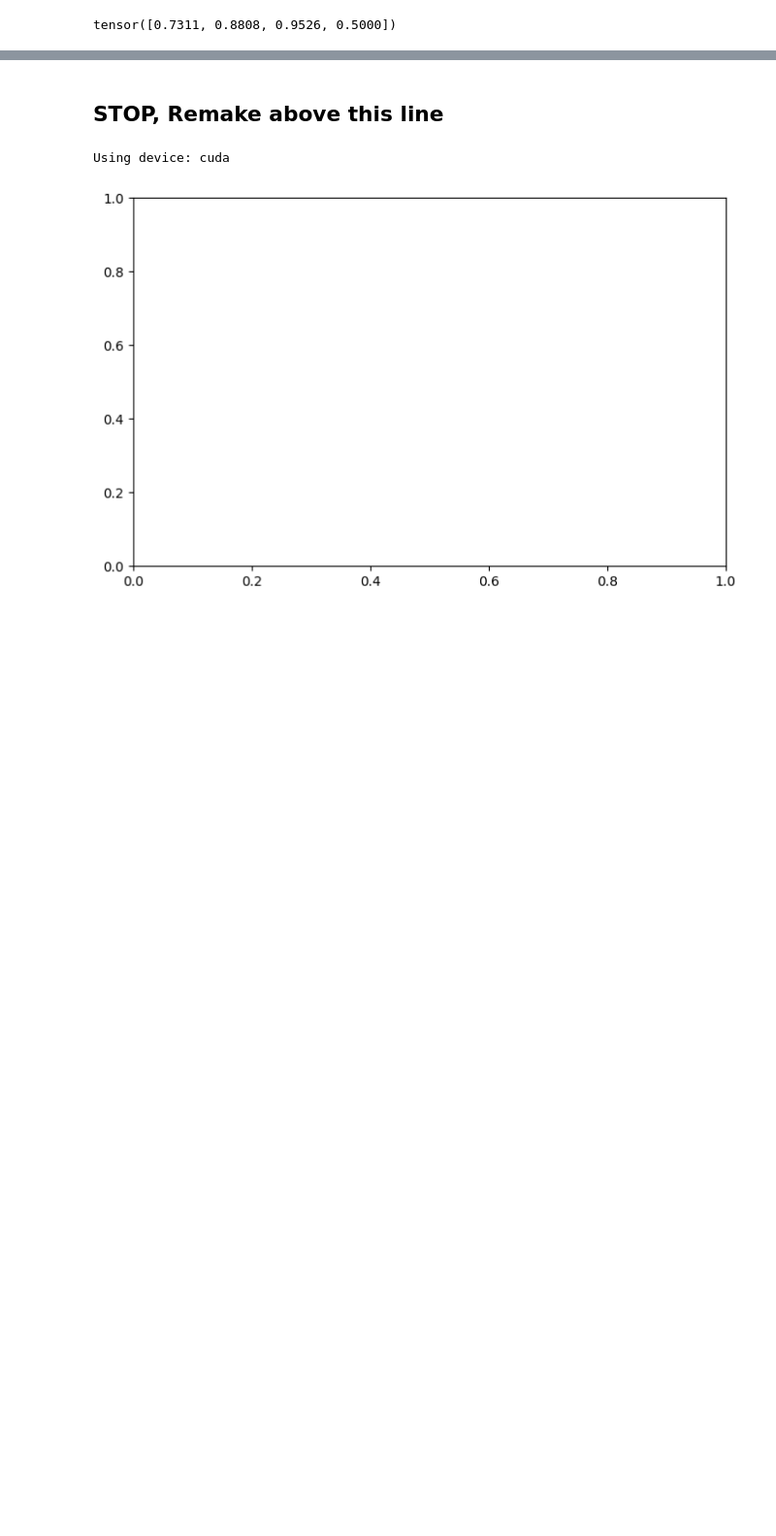
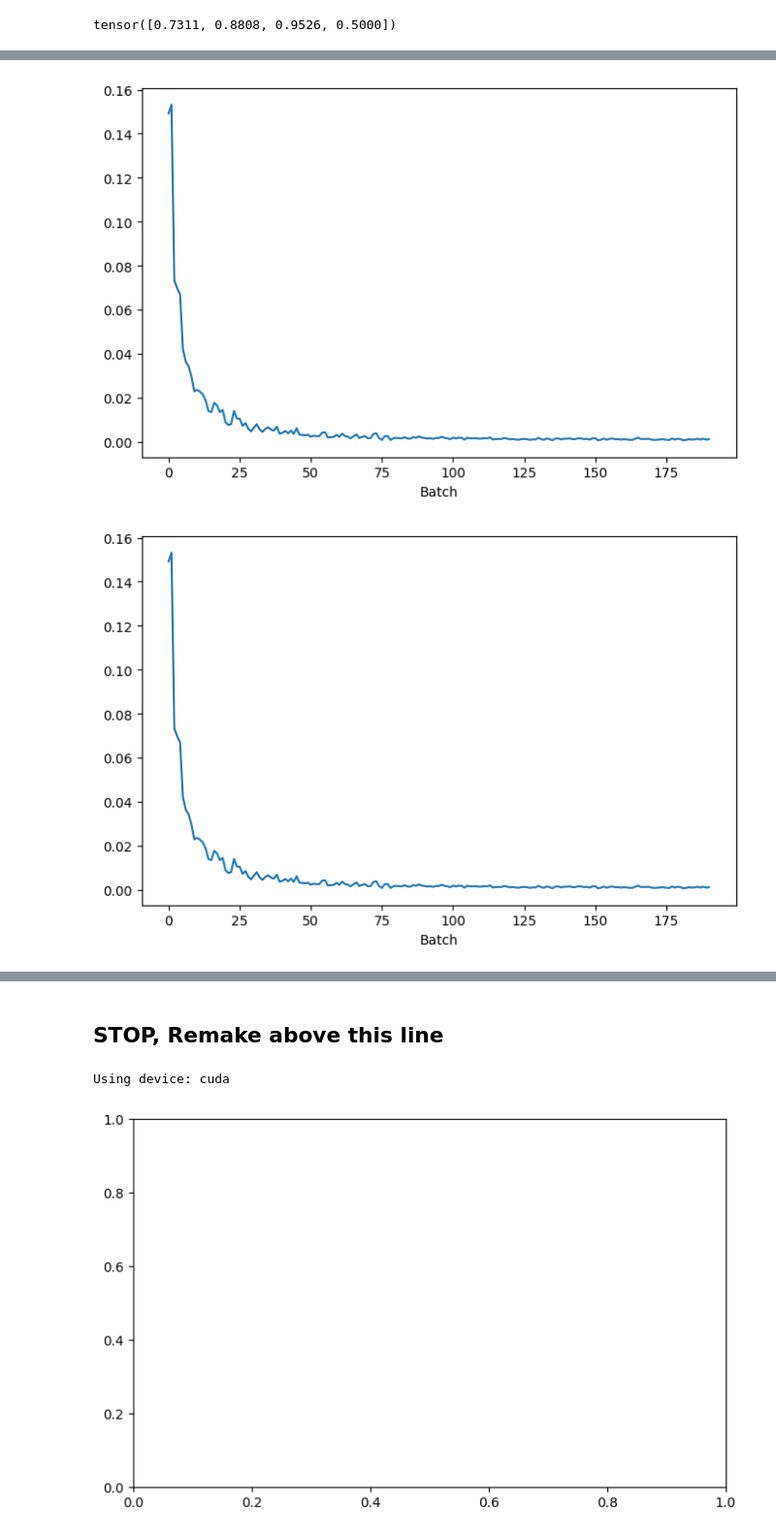
Before and after one commit to MathiasBoi6/GenerativeCircuits, a Jupyter notebook: MnistBlockSimpleTest.ipynb, the cells around one changed output, grey strips where cells are left out. Shown at 97% size. Drawn from its saved outputs; the diff is of its cells as text; code cells hidden in the pictures; blank space fills up the shorter version.

```diff
--- a/MnistBlockSimpleTest.ipynb
+++ b/MnistBlockSimpleTest.ipynb
@@ -35,11 +35,11 @@ from torch.utils.data import TensorDataset
 noiseDevice = 'cpu'
 
 image_size = 32
-image = torch.zeros((1, 1, image_size, image_size), device=noiseDevice)
+image = torch.zeros((8, 1, image_size, image_size), device=noiseDevice)
 image[:, :, 8:24, 8:24] = 1.0
 
 dataset = TensorDataset(image)
-trainDataloader = DataLoader(dataset, batch_size=2, shuffle=True)
+trainDataloader = DataLoader(dataset, batch_size=8, shuffle=True)
 # %%
 trainSteps = 100
 betas = torch.linspace(0.0001, 0.015, 100, device=noiseDevice) # The last value of alpha_cumprod should be close to 0.5
@@ -103,10 +87,11 @@ torch.sigmoid(torch.tensor((1.0, 2.0, 3.0, 0.0)))
 # %% [output]
 tensor([0.7311, 0.8808, 0.9526, 0.5000])
 # %%
+#This feels incorrect, but lets just try it.
 def denoise(predictedProb, time, x):
     alpha_t = alpha_cumprod[time].view(-1, 1, 1, 1) # Translates shape (1,) -> (1, 1, 1, 1)
     # Compute the flip probability (beta_t = 1 - alpha_t)
-    beta_t = 1 - alpha_t
+    beta_t = (1 - alpha_t).to(x.device)
 
     noise_mask = torch.bernoulli(predictedProb).to(x.device)
 
@@ -114,8 +99,18 @@ def denoise(predictedProb, time, x):
     #p_original_1 = x * (1 - predictedProb) + (1 - x) * predictedProb
     p_original_1 = x * (1 - noise_mask) + (1 - x) * noise_mask
 
+    # If we imagine the number beta, as the amount of
+    print(beta_t)
+
+
     # Adjust the estimate using the noise schedule (beta_t)
     prev_x = p_original_1 * (1 - beta_t) + (1 - p_original_1) * beta_t
 
     # Return the expected value of x_{t-1}
     return prev_x
+
+timeStep = torch.tensor(0).long()
+noisyImg, noise = addBernouliNoise(batch, timeStep)
+# print(torch. softmax(noise.float(), dim=0))
+denoise(noise, timeStep, noisyImg)
+print()
@@ -144,0 +142,51 @@ tensor([[[[0.5318, 0.5318, 0.5318, 0.5318, 0.5318, 0.5318, 0.5318, 0.5318,
+# %%
+PLOTUPDATES = True
+updateRate = 10
+n_epochs = 200
+
+opt = torch.optim.Adam(model.parameters(), lr=1e-4)
+
+# class MSEPerChannelSum(nn.Module):
+#     def forward(self, X_pred, X_true):
+#         squared_errors = (X_pred - X_true) ** 2  # Squared differences
+#         mean_per_channel = squared_errors.mean(dim=[0, 2, 3])  # Mean per channel
+#         return mean_per_channel.sum()  # Sum over all channels
+
+loss_fn = nn.MSELoss()
+losses = []
+
+if PLOTUPDATES:
+    fig, ax = plt.subplots(figsize=(8, 5))
+    display(fig)
+
+for epoch in range(n_epochs):
+
+    #for image, label in tqdm(trainDataloader):
+    for image in trainDataloader:
+        image = image[0] #Image is a list
+        #label = label.to(device)
+
+        timesteps = torch.randint(0, trainSteps - 1, (image.shape[0],), device='cpu').long()
+
+        noisyImg, noise = addBernouliNoise(batch, timesteps)
+
+        pred = model(noisyImg.to(device), timesteps.to(device)).sample
+        loss = loss_fn(pred, noise.to(device)) # How close is the output to the noise
+        #loss = torch.nn.functional.cross_entropy(noise, pred.argmax(dim=1))
+
+        # Backprop and update the params:
+        opt.zero_grad()
+        loss.backward()
+        opt.step()
+        losses.append(loss.item())
+
+    if PLOTUPDATES:
+        if epoch % updateRate == 0:
+            clear_output(wait=True)
+            ax.clear()
+            plt.plot(losses)
+            plt.xlabel('Batch')
+            display(fig)
+# %% [output]
+[figure, added]
+[figure, added]
```
Also changed, not shown: parts of 7 cells of this notebook, 1 other file.
